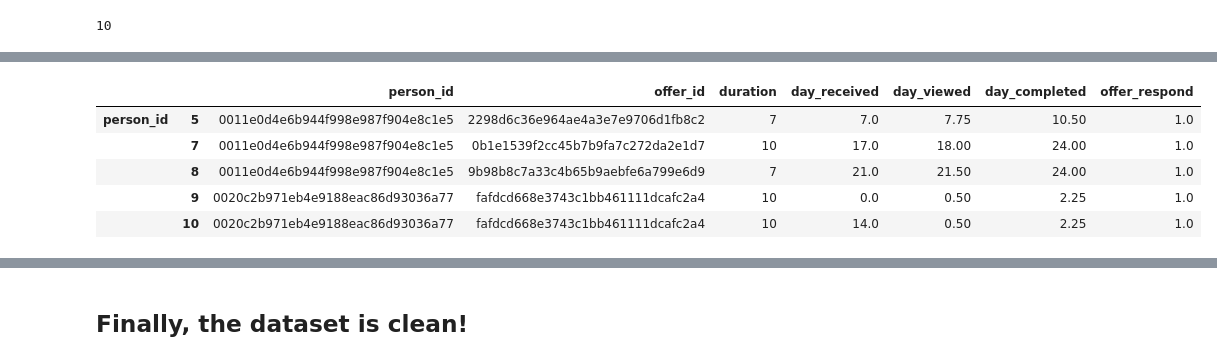
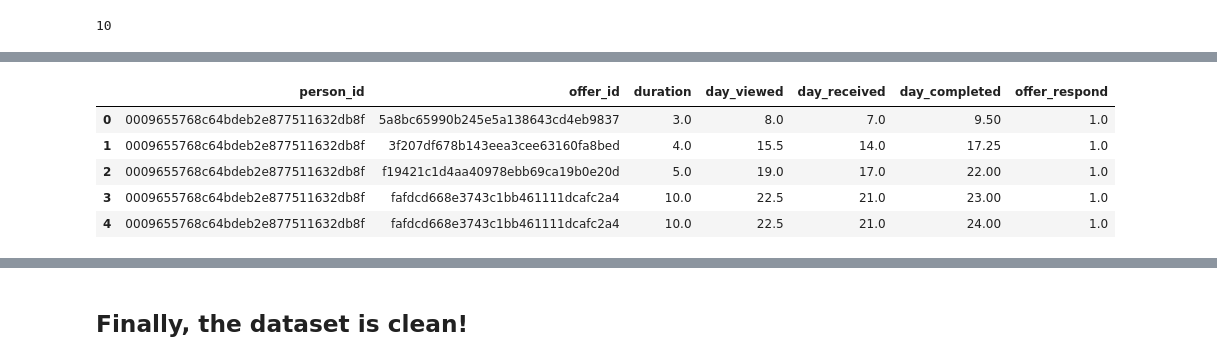
Before and after one commit to leedah/starbucks, a Jupyter notebook: Starbucks_Capstone_notebook.ipynb, the cells around one changed output, grey strips where cells are left out. Drawn from its saved outputs; the diff is of its cells as text; code cells hidden in the pictures.

```diff
--- a/Starbucks_Capstone_notebook.ipynb
+++ b/Starbucks_Capstone_notebook.ipynb
@@ -498,0 +599,13 @@ offers.head()
+# %%
+# Find trasactions responded
+
+
+transactions_completed = pd.merge(df.loc[df['offer viewed'] == 1, ['person_id', 'offer_id', 'time','duration']],
+                 transactions,
+                 on=['person_id'], how='left', suffixes=['_viewed', '_trans'])
+
+#Get info for all transactions
+transactions2 = pd.merge(transactions_completed,
+                 offers_viewed.loc[offers_viewed['time_viewed'] > 0, ['person_id', 'offer_id', 'time_received']],
+                 on=['person_id', 'offer_id'], how='left')
+transactions2.head()
@@ -498,0 +630,5 @@ offers.head()
+# %%
+transactions2['day_viewed'] = transactions2['time_viewed']/24
+transactions2['day_received'] = transactions2['time_received']/24
+transactions2['day_trans'] = transactions2['time_trans']/24
+transactions2 = transactions2.drop(['time_viewed','time_trans','time_received'], axis=1)
@@ -542,0 +674,8 @@ offers_responded.head()
+# %%
+# Repeat for transactiona
+
+# We want to keep transactions made after viewing in the duraion
+condition5 = transactions2['day_viewed'] <  transactions2['day_trans']
+condition6 = transactions2['day_trans'] <= transactions2['day_received'] + transactions2['duration']
+transactions_responded = transactions2.loc[condition5 & condition6]
+transactions_responded.rename(columns={'day_trans': 'day_completed'}, inplace=True) #rename?
@@ -574,0 +773,5 @@ offers_responded.shape
+# %%
+# Maybe drop instead
+transactions_responded = transactions_responded.drop("amount",axis=1)
+# offers_not_responded['amount'] = 0
+offers_not_responded.head()
@@ -575,20 +785,21 @@ offers_responded.shape
 # %%
-
-offers_all = pd.concat([offers_responded, offers_not_responded], keys=['person_id', 'offer_id'])
+# offers_all = pd.concat([offers_responded, offers_not_responded], keys=['person_id', 'offer_id'])
+offers_all = pd.concat([transactions_responded, offers_not_responded], keys=['person_id', 'offer_id'],
+                       sort=False, ignore_index=True)
 offers_all.tail()
 
 offers_all['offer_respond'] = offers_all['day_completed']
 offers_all['offer_respond'] = offers_all['offer_respond'].fillna(0)
 offers_all.loc[offers_all['offer_respond'] > 0, 'offer_respond'] = 1
 
 offers_all.head()
 # %% [output]
-|  |  | person_id | offer_id | duration | day_received | day_viewed | day_completed | offer_respond |
-| person_id | 5 | 0011e0d4e6b944f998e987f904e8c1e5 | 2298d6c36e964ae4a3e7e9706d1fb8c2 | 7 | 7.0 | 7.75 | 10.50 | 1.0 |
-|  | 7 | 0011e0d4e6b944f998e987f904e8c1e5 | 0b1e1539f2cc45b7b9fa7c272da2e1d7 | 10 | 17.0 | 18.00 | 24.00 | 1.0 |
-|  | 8 | 0011e0d4e6b944f998e987f904e8c1e5 | 9b98b8c7a33c4b65b9aebfe6a799e6d9 | 7 | 21.0 | 21.50 | 24.00 | 1.0 |
-|  | 9 | 0020c2b971eb4e9188eac86d93036a77 | fafdcd668e3743c1bb461111dcafc2a4 | 10 | 0.0 | 0.50 | 2.25 | 1.0 |
-|  | 10 | 0020c2b971eb4e9188eac86d93036a77 | fafdcd668e3743c1bb461111dcafc2a4 | 10 | 14.0 | 0.50 | 2.25 | 1.0 |
+|  | person_id | offer_id | duration | day_viewed | day_received | day_completed | offer_respond |
+| 0 | 0009655768c64bdeb2e877511632db8f | 5a8bc65990b245e5a138643cd4eb9837 | 3.0 | 8.0 | 7.0 | 9.50 | 1.0 |
+| 1 | 0009655768c64bdeb2e877511632db8f | 3f207df678b143eea3cee63160fa8bed | 4.0 | 15.5 | 14.0 | 17.25 | 1.0 |
+| 2 | 0009655768c64bdeb2e877511632db8f | f19421c1d4aa40978ebb69ca19b0e20d | 5.0 | 19.0 | 17.0 | 22.00 | 1.0 |
+| 3 | 0009655768c64bdeb2e877511632db8f | fafdcd668e3743c1bb461111dcafc2a4 | 10.0 | 22.5 | 21.0 | 23.00 | 1.0 |
+| 4 | 0009655768c64bdeb2e877511632db8f | fafdcd668e3743c1bb461111dcafc2a4 | 10.0 | 22.5 | 21.0 | 24.00 | 1.0 |
 # %%
 offers_all.tail()
 # %% [output]
```
Also changed, not shown: parts of 86 cells of this notebook.
